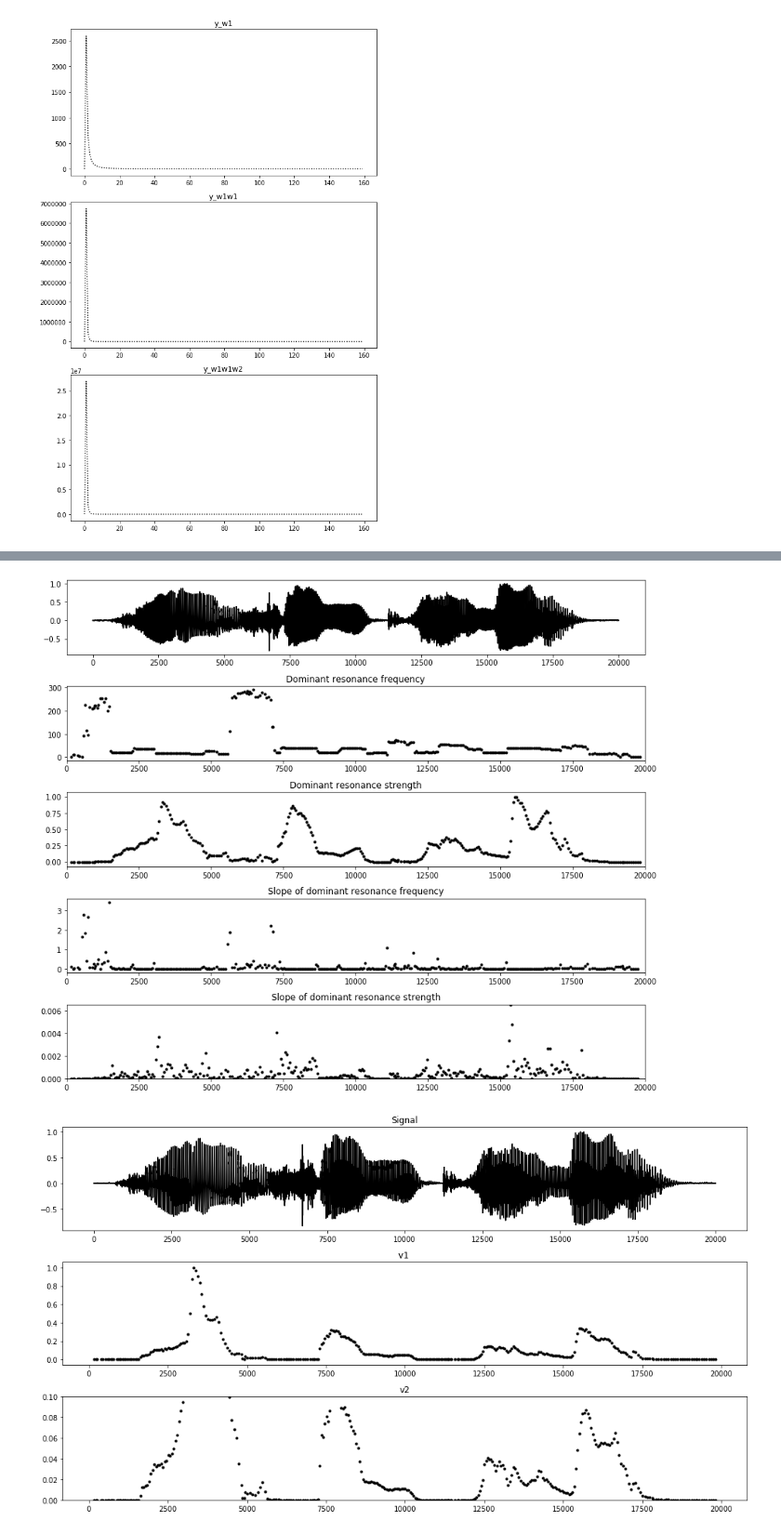
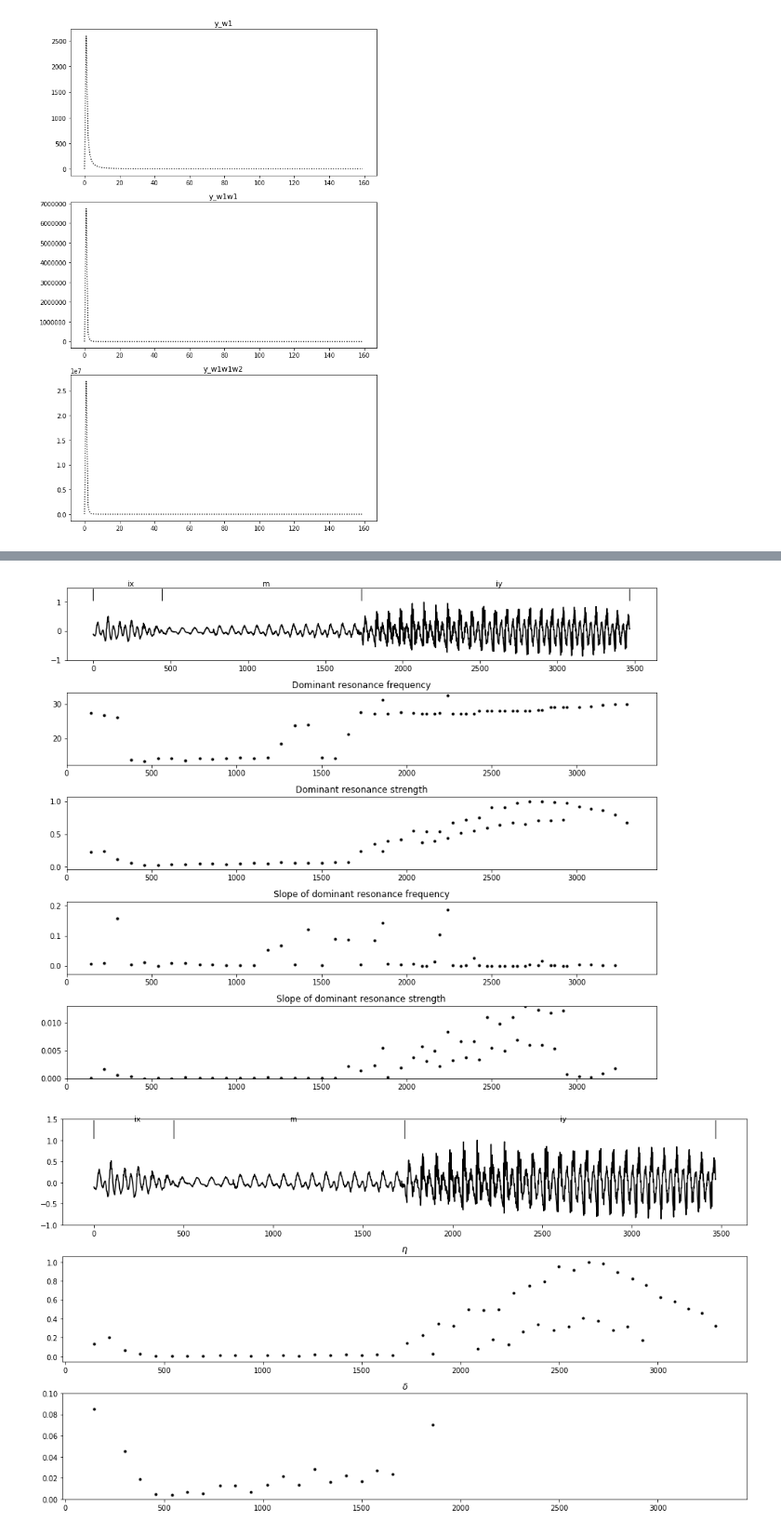
Before and after one commit to vocaliodmiku/ASR, a Jupyter notebook: nasal.ipynb, the cells around one changed output, grey strips where cells are left out. Shown at 93% size. Drawn from its saved outputs; the diff is of its cells as text; code cells hidden in the pictures.

```diff
--- a/nasal.ipynb
+++ b/nasal.ipynb
@@ -134,17 +171,18 @@ def plot_signal(ax, timeset,height,phn_path):
 # 23 uo shiii zhang lao shiii de xue sheng
 # 184 zhu ni sheng ri kuai le
 # 185 zhu ni shen ti jian kang
-wavpath = 'drive/My Drive/Colab Notebooks/CF010001_184.wav'
-phnpath = 'timit/TRAIN/DR2/FAEM0/SX222.PHN'
-timit = False
+# wavpath = 'drive/My Drive/Colab Notebooks/CF010001_184.wav'
+wavpath = '/content/timit/TRAIN/DR1/FCJF0/SX307.wav'
+phnpath = 'timit/TRAIN/DR1/FCJF0/SX307.PHN'
+timit = True
 
 fs, wavsignal_source = wav.read(wavpath)
 IPython.display.Audio(wavpath)
 # %% [output]
 [interactive output not drawn]
 # %%
-st = 15000 # 10 # when timit is true
-ed = 35000 # 15 # when timit is true
+st = 2 # 10 # when timit is true
+ed = 5 # 15 # when timit is true
 
 fig = plt.figure(figsize=(16,8))
 ax = fig.add_subplot(111)
@@ -612,7 +648,7 @@ ax4.scatter(gci[:-1],abs(slopes_drs_gci),s=s,color=color)
 
 plt.tight_layout()
 # %% [output]
-[figure, old version]
+[figure, new version]
 # %%
 # 0.epoch location
 gci = gci
@@ -645,27 +681,33 @@ v2 = beta * drs
 # %%
 #@title
 s = 9
 color='k'
 # figure
 fig = plt.figure(figsize=(14,8))
 # ax1
-ax1 = fig.add_subplot(311)
-ax1.set_title('Signal')
-ax1.plot(plot_wav[st:ed],'k')
-
+if timit:
+    ax0 = fig.add_subplot(311)
+    plot_wav = wavsignal_source[time_st:time_ed]
+    plot_wav = plot_wav/plot_wav.max()
+    ax0.set_ylim(-1, 1.5)
+    plot_signal(ax0,[st,ed],1.5,phnpath)
+    ax0.plot(plot_wav,'k')
+else:
+    ax0 = fig.add_subplot(411)
+    ax0.plot(plot_wav[st:ed],'k')
 # ax2
 ax2 = fig.add_subplot(312)
-ax2.set_title('v1 ')
+ax2.set_title('$\eta$')
 ax2.scatter(gci,v1/v1.max(), s=s, color=color)
 ax3.set_ylim(0, 0.1)
 # ax3
 ax3 = fig.add_subplot(313)
-ax3.set_title('v2')
+ax3.set_title('$\delta$')
 ax3.set_ylim(0, 0.1)
 ax3.scatter(gci, v2/v2.max(), s=s, color=color)
 
 plt.savefig('filename.svg',format='svg')
 plt.tight_layout()
 # %% [output]
-[figure, old version]
+[figure, new version]
 # %% [markdown]
```
Also changed, not shown: parts of 32 cells of this notebook.
